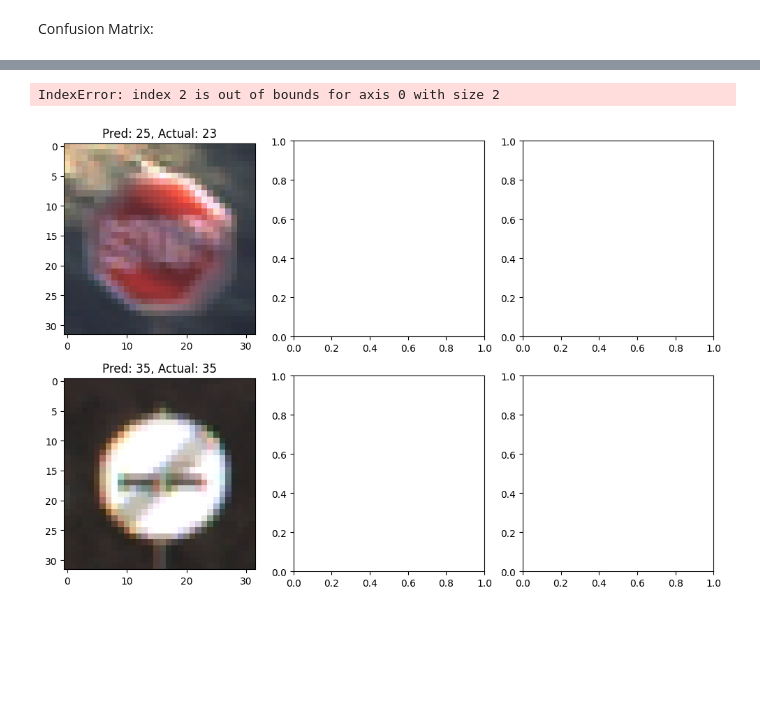
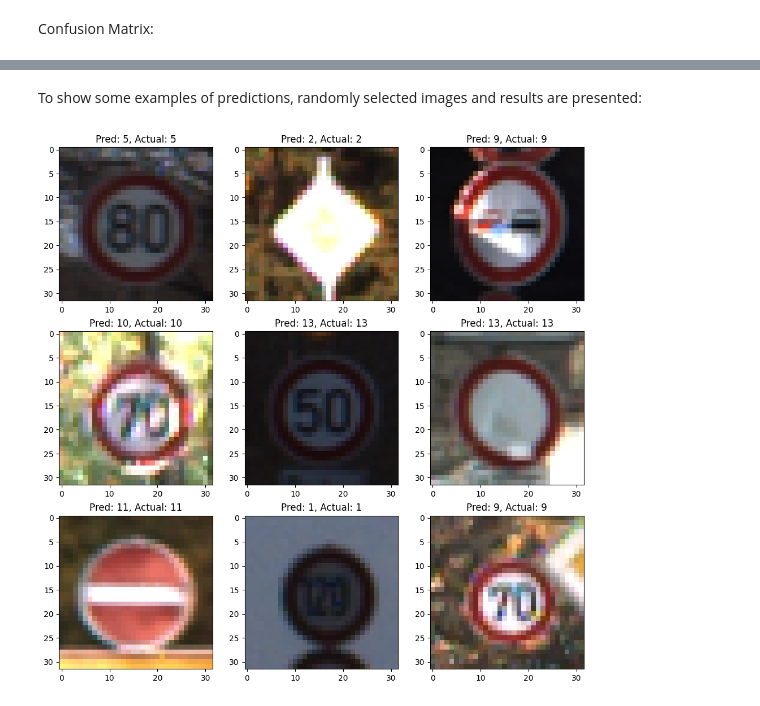
Before and after one commit to alvaroqsaldanha/Traffic-Sign-Classification, a Jupyter notebook: demo.ipynb, the cells around one changed output, grey strips where cells are left out. Saved outputs shown, nothing was run; the diff lists cells and outputs as text; code cells hidden in the pictures; blank space fills up the shorter version.

```diff
--- a/demo.ipynb
+++ b/demo.ipynb
@@ -252,24 +263,28 @@ plt.show()
+# %% [markdown]
+To show some examples of predictions, randomly selected images and results are presented:
 # %%
 from random import randrange
 
+# Getting random images
 num_imgs = 9
 random_idxs = [randrange(0,len(test_set)) for i in range(num_imgs)]
 imgs = [test_set.dataset.__getitem__(random_idxs[i])[0] for i in range(num_imgs)]
 
+# Calculating plot grid
 HEIGHT = 4
 NR_COLUMNS = 3
 grid = (1,num_imgs)
 if num_imgs > NR_COLUMNS:
     grid = (num_imgs // NR_COLUMNS, NR_COLUMNS) if num_imgs % NR_COLUMNS == 0 else (num_imgs // NR_COLUMNS + 1, NR_COLUMNS)
 
+# Plotting images with respective class and prediction
 i, j = 0, 0
 fig, axs = plt.subplots(grid[0],grid[1],figsize=(grid[1]*HEIGHT,grid[0]*HEIGHT))
 for n in range(num_imgs):
     img = imgs[n]
     axs[i, j].imshow(img.permute(1, 2, 0))
-    title = "Pred: %d, Actual: %d" % (pred_labels[random_idxs[n]],true_labels[random_idxs[n]])
+    title = f"Pred: {pred_labels[random_idxs[n]]}, Actual: {true_labels[random_idxs[n]]}"
     axs[i, j].set_title(title, fontsize=12)
-    i, j = (i + 1, 0) if (n+1) % grid[1] else (i, j + 1)
+    i, j = (i + 1, 0) if (n+1) % grid[1] == 0 else (i, j + 1)
 # %% [output]
-IndexError: index 2 is out of bounds for axis 0 with size 2
-[figure, old version]
+[figure, new version]
```
Also changed, not shown: parts of 11 cells of this notebook, 2 other files.
